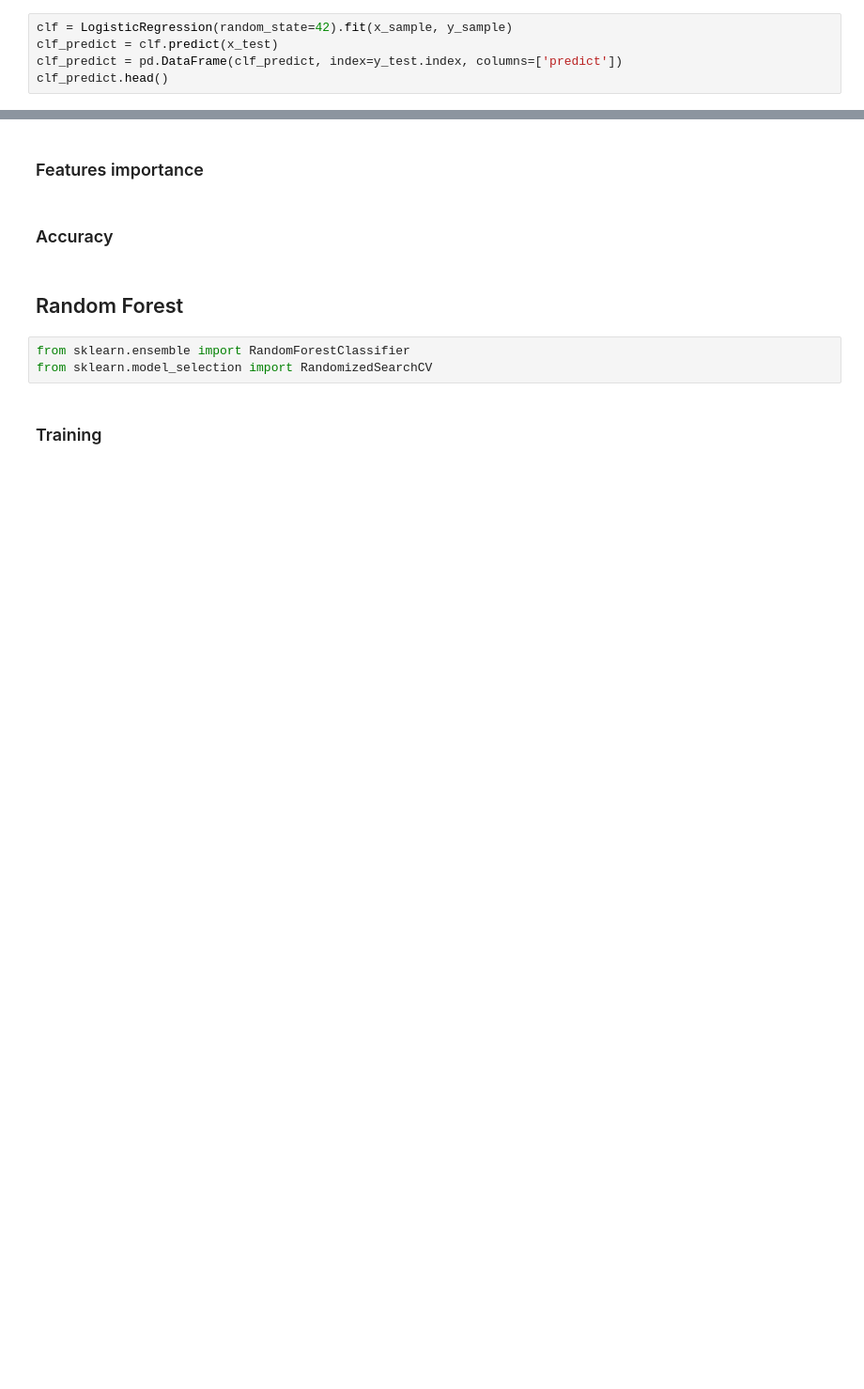
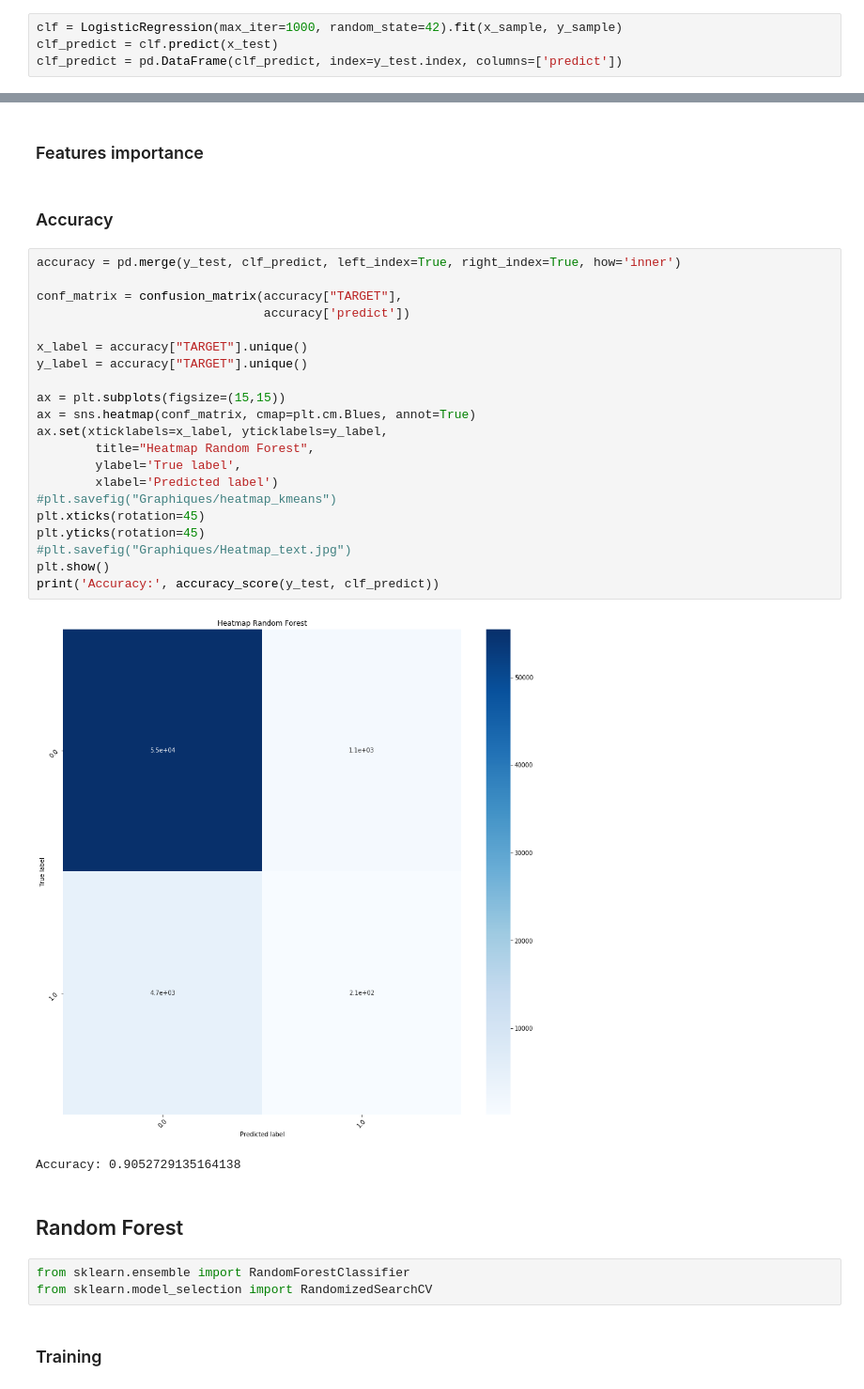
Before and after one commit to Julien-paulet/Ds_Projet7, a Jupyter notebook: P7_PAULET_JULIEN_MODEL.ipynb, the cells around one changed output, grey strips where cells are left out. Shown: that part at 94% size. Saved outputs shown, nothing was run; the diff lists cells and outputs as text; blank space fills up the shorter version.

```diff
--- a/P7_PAULET_JULIEN_MODEL.ipynb
+++ b/P7_PAULET_JULIEN_MODEL.ipynb
@@ -190,7 +195,6 @@ from sklearn.linear_model import LogisticRegression
 # %% [markdown]
 ### Training
 # %%
-clf = LogisticRegression(random_state=42).fit(x_sample, y_sample)
+clf = LogisticRegression(max_iter=1000, random_state=42).fit(x_sample, y_sample)
 clf_predict = clf.predict(x_test)
 clf_predict = pd.DataFrame(clf_predict, index=y_test.index, columns=['predict'])
-clf_predict.head()
@@ -213,6 +202,30 @@ Please also refer to the documentation for alternative solver options:
 ### Features importance
 # %% [markdown]
 ### Accuracy
+# %%
+accuracy = pd.merge(y_test, clf_predict, left_index=True, right_index=True, how='inner')
+
+conf_matrix = confusion_matrix(accuracy["TARGET"],
+                               accuracy['predict'])
+
+x_label = accuracy["TARGET"].unique()
+y_label = accuracy["TARGET"].unique()
+
+ax = plt.subplots(figsize=(15,15))
+ax = sns.heatmap(conf_matrix, cmap=plt.cm.Blues, annot=True)
+ax.set(xticklabels=x_label, yticklabels=y_label,
+        title="Heatmap Random Forest",
+        ylabel='True label',
+        xlabel='Predicted label')
+#plt.savefig("Graphiques/heatmap_kmeans")
+plt.xticks(rotation=45)
+plt.yticks(rotation=45)
+#plt.savefig("Graphiques/Heatmap_text.jpg")
+plt.show()
+print('Accuracy:', accuracy_score(y_test, clf_predict))
+# %% [output]
+[figure, added]
+Accuracy: 0.9052729135164138
 # %% [markdown]
 ## Random Forest
 # %%
```
Also changed, not shown: parts of 9 cells of this notebook.
